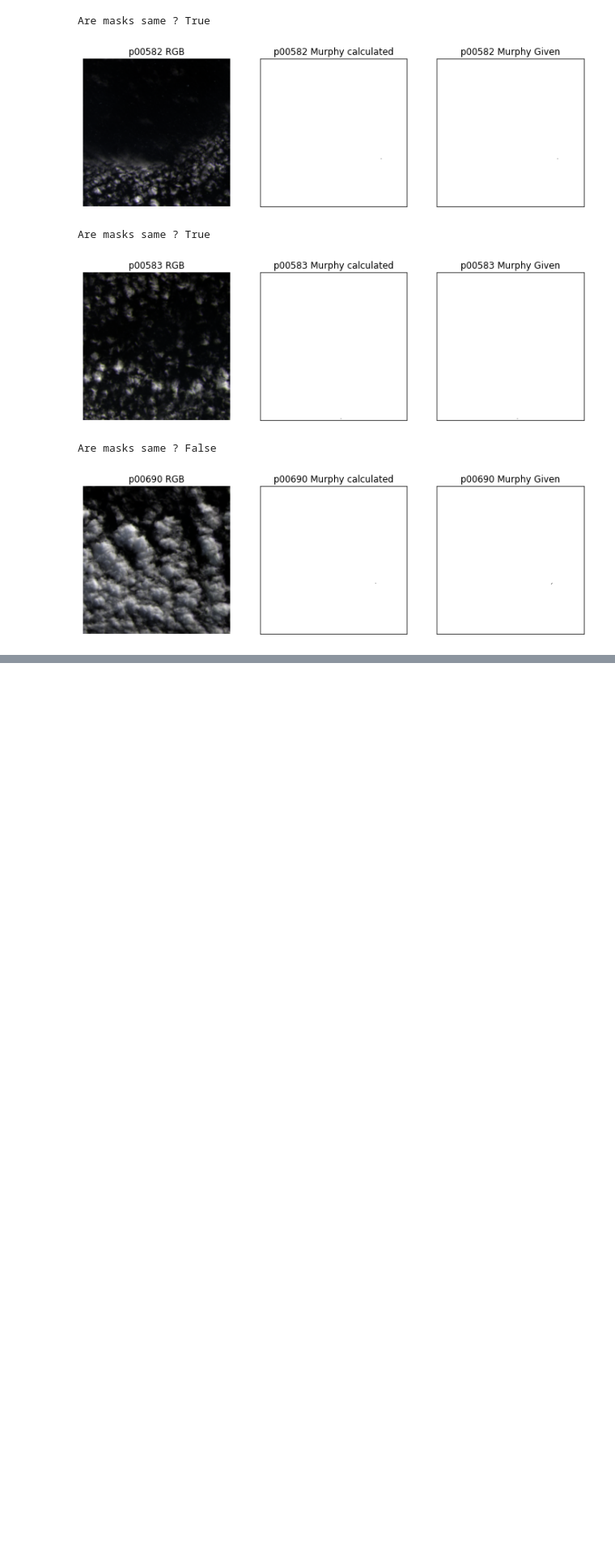
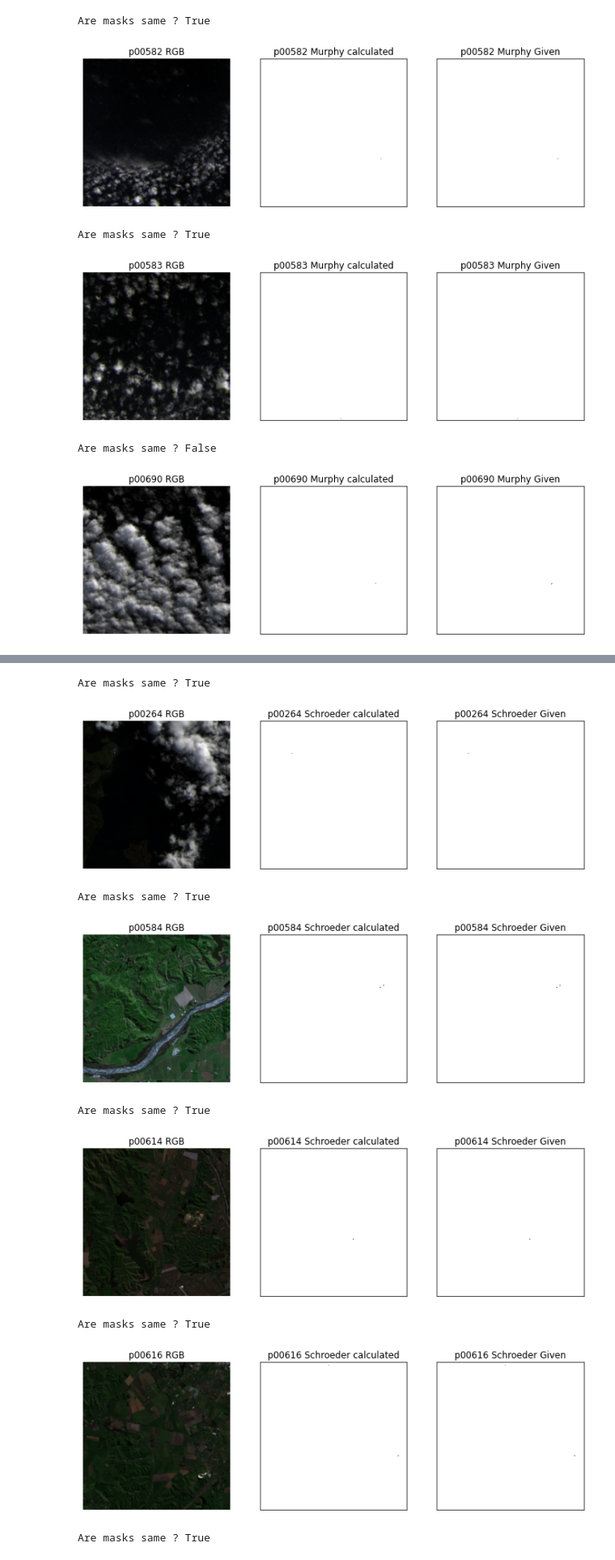
Before and after one commit to animesh-77/Active-Fire-Detection, a Jupyter notebook: Generate_masks.ipynb, the cells around one changed output, grey strips where cells are left out. Shown at 81% size. Cells and saved outputs as stored; diff of their text form; code cells hidden in the pictures; blank space fills up the shorter version.

Commit message:
Added algorithms for Schroeder and Kumar-Roy masks

```diff
--- a/Generate_masks.ipynb
+++ b/Generate_masks.ipynb
@@ -198,7 +201,7 @@ for index,paths in enumerate(zip(scenes_path, masks_path)):
     rgb= np.dstack((corrected[4], corrected[3], corrected[2]))
     rgb= normalise_RGB(rgb)
 
-    sat= np.zeros(r.shape, dtype= int)
+    sat= np.zeros(reflectance.shape, dtype= int)
     murphy_mask= getFireMaskMurphy(corrected, sat)
 
     img= rasterio.open(mask_path)
@@ -234,0 +366,14 @@ Are masks same ? False
+# %%
+m5, m6, m7= 2.0000E-05, 2.0000E-05, 2.0000E-05
+a5, a6, a7= -0.100000, -0.100000, -0.100000
+sun_el = 32.82452914
+# %%
+scenes_path= [os.path.join("/content/Active-Fire-Detection/paper data/Oceania/Images1/z072087/Scenes", i) for i in
+              os.listdir("/content/Active-Fire-Detection/paper data/Oceania/Images1/z072087/Scenes")
+              if i.endswith(".tif")]
+scenes_path.sort()
+
+masks_path = [os.path.join("/content/Active-Fire-Detection/paper data/Oceania/Images1/z072087/Masks", i) for i in
+              os.listdir("/content/Active-Fire-Detection/paper data/Oceania/Images1/z072087/Masks")
+              if (i.endswith(".tif") and "Schroeder" in i)]
+masks_path.sort()
@@ -234,0 +394,57 @@ Are masks same ? False
+# %%
+for index,paths in enumerate(zip(scenes_path, masks_path)):
+    scene_path, mask_path= paths[0], paths[1]
+    img= rasterio.open(scene_path)
+    bands= img.read()
+    img.close()
+
+    b2= np.zeros((bands.shape[0]+1, bands.shape[1], bands.shape[2]), dtype= np.uint16)
+    b2[1:]= bands
+    bands= b2
+
+    reflectance = np.zeros(bands.shape, dtype= float)
+    corrected = np.zeros(bands.shape, dtype= float)
+
+    # Get corrected reflectances for bands 1~7.
+    for i in range (1,8):
+        reflectance [i], corrected [i] = getReflectance(bands [i], a5, m5, sun_el)
+
+    rgb= np.dstack((corrected[4], corrected[3], corrected[2]))
+    rgb= normalise_RGB(rgb)
+
+    schroeder_mask= getFireMaskSchroeder(reflectance)
+
+    img= rasterio.open(mask_path)
+    actual_mask= img.read()
+    actual_mask= np.squeeze(actual_mask)
+    img.close()
+
+    print("Are masks same ?", np.all(actual_mask== schroeder_mask))
+    fig, ax = plt.subplots(1, 3, figsize=(12,40))
+    scene_index= scene_path.split("/")[-1].split("_")[-1:]
+    scene_index= "_".join(scene_index)[:-4]
+    ax[0].imshow(rgb)
+    ax[0].axis("off")
+    ax[0].set_title(scene_index+" RGB")
+
+    ax[1].set_title(scene_index+" Schroeder calculated")
+    ax[1].imshow(schroeder_mask, cmap= "binary")
+    ax[1].get_xaxis().set_ticks([])
+    ax[1].get_yaxis().set_ticks([])
+
+    ax[2].set_title(scene_index+" Schroeder Given")
+    ax[2].imshow(actual_mask, cmap= "binary")
+    ax[2].get_xaxis().set_ticks([])
+    ax[2].get_yaxis().set_ticks([])
+
+    plt.show()
+# %% [output]
+Are masks same ? True
+[figure, added]
+Are masks same ? True
+[figure, added]
+Are masks same ? True
+[figure, added]
+Are masks same ? True
+[figure, added]
+Are masks same ? True
```
Also changed, not shown: parts of 21 cells of this notebook.
